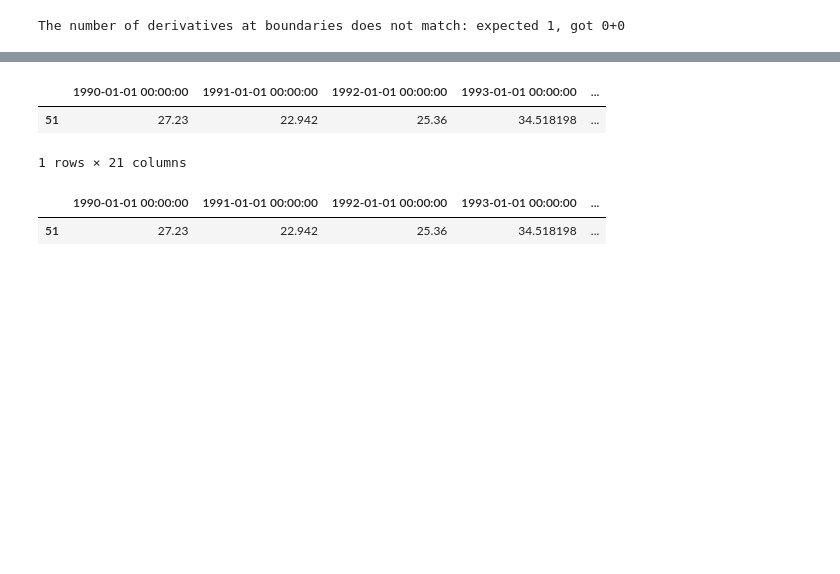
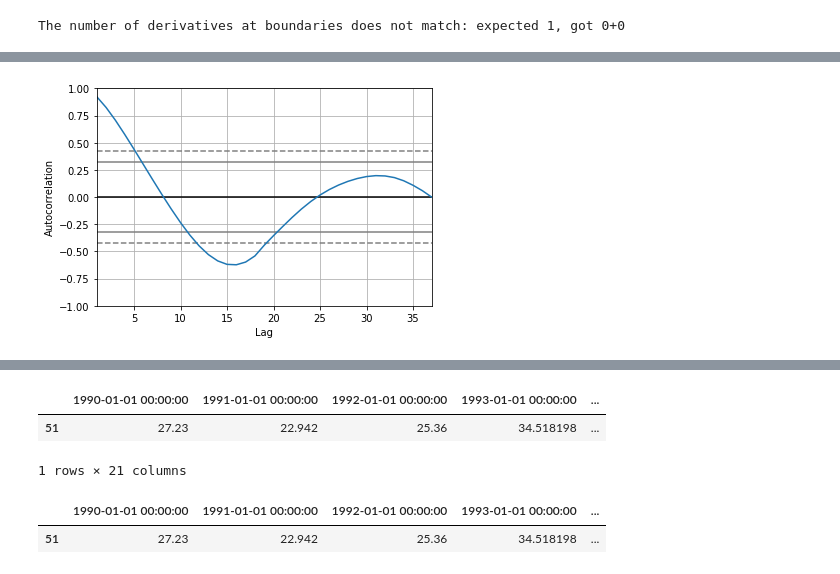
Before and after one commit to pranjalsrv/agriCult, a Jupyter notebook: data_exploration.ipynb, the cells around one changed output, grey strips where cells are left out. Saved outputs shown, nothing was run; the diff lists cells and outputs as text; code cells hidden in the pictures; blank space fills up the shorter version.

Commit message:
Plots added

```diff
--- a/data_exploration.ipynb
+++ b/data_exploration.ipynb
@@ -34,6 +34,7 @@ The number of derivatives at boundaries does not match: expected 1, got 0+0
 df["Crop"] = data["Crop"]
 df["State"] = data["State"]
 data = df
+data = data.dropna()
 # %%
 paddy = data.loc[data['Crop']=='Paddy']
 jowar = data.loc[data['Crop']=='Jowar']
@@ -67,0 +62,29 @@ sugarcane
+# %%
+### Line Plot Common Code ####
+
+import plotly.express as px
+from plotly.subplots import make_subplots
+import plotly.graph_objects as go
+
+
+'''fig = make_subplots(rows=4, cols=1,subplot_titles=sugarcane["State"].values,shared_yaxes=True)
+
+for index in range(4):
+    fig.add_trace(
+        go.Scatter(x=sugarcane.columns,y=sugarcane.iloc[index]),
+        row=index+1, col=1,
+    )
+    fig.update_yaxes(title_text="Price", row=index+1, col=1)
+fig.show()'''
+
+def ts_plotter(data=sugarcane,length=len(sugarcane),title="Sugarcane"):
+    fig = go.Figure()
+    for i in range(length):
+        fig.add_trace(go.Scatter(x=data.columns, y=data.iloc[i],
+                            mode='lines',
+                            name=data.State.iloc[i]))
+    fig.update_layout(height=500, width=700,
+                      title_text=title)
+
+    fig.show()
+ts_plotter()
@@ -67,0 +93,13 @@ sugarcane
+# %%
+### Auto Correlation ###
+def auto_corr_plot(data=sugarcane,index=3):
+    ts_1 = data.iloc[index].values
+    ts_1 = ts_1[:-2]
+    ts_1 = ts_1.astype("float")
+    result = np.correlate(ts_1,ts_1,mode="full")
+    auto_corr = result[result.size//2:]
+    from pandas.plotting import autocorrelation_plot
+    autocorrelation_plot(result)
+auto_corr_plot()
+# %% [output]
+[figure, added]
```
Also changed, not shown: parts of 3 cells of this notebook.
